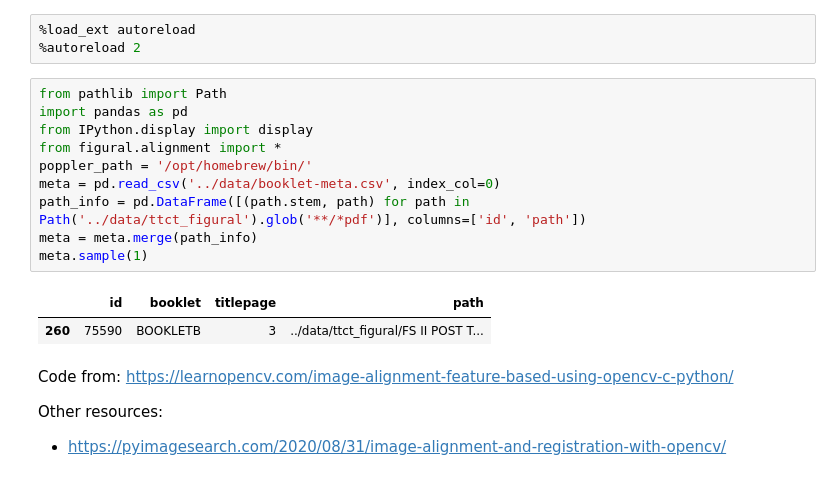
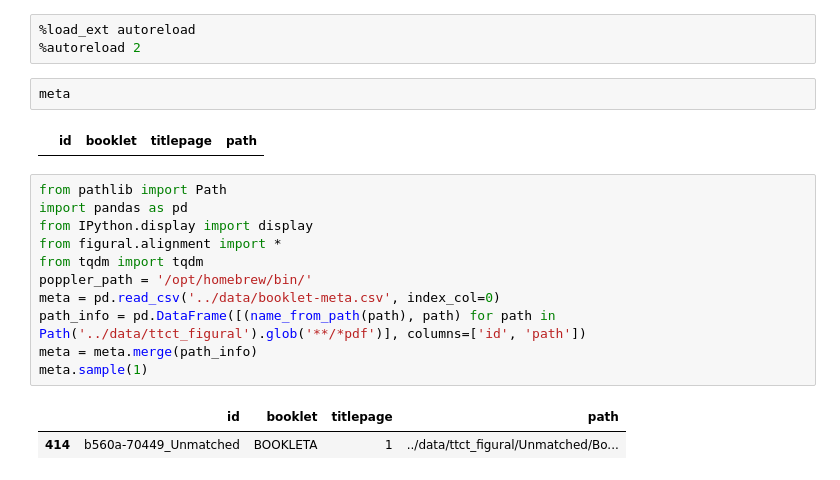
Before and after one commit to massivetexts/motes-figural, a Jupyter notebook: notebooks/alignment.ipynb, the cells around one changed output. Cells and saved outputs as stored; diff of their text form.

```diff
--- a/notebooks/alignment.ipynb
+++ b/notebooks/alignment.ipynb
@@ -5,21 +5,21 @@ While MOTES Figural will likely not include a paper component, for piloting with
 # %%
 %load_ext autoreload
 %autoreload 2
+# %%
+meta
+# %% [output]
+|  | id | booklet | titlepage | path |
 # %%
 from pathlib import Path
 import pandas as pd
 from IPython.display import display
 from figural.alignment import *
+from tqdm import tqdm
 poppler_path = '/opt/homebrew/bin/'
 meta = pd.read_csv('../data/booklet-meta.csv', index_col=0)
-path_info = pd.DataFrame([(path.stem, path) for path in Path('../data/ttct_figural').glob('**/*pdf')], columns=['id', 'path'])
+path_info = pd.DataFrame([(name_from_path(path), path) for path in Path('../data/ttct_figural').glob('**/*pdf')], columns=['id', 'path'])
 meta = meta.merge(path_info)
 meta.sample(1)
 # %% [output]
 |  | id | booklet | titlepage | path |
-| 260 | 75590 | BOOKLETB | 3 | ../data/ttct_figural/FS II POST T... |
+| 414 | b560a-70449_Unmatched | BOOKLETA | 1 | ../data/ttct_figural/Unmatched/Bo... |
-# %% [markdown]
-Code from: https://learnopencv.com/image-alignment-feature-based-using-opencv-c-python/
-
-Other resources:
-- https://pyimagesearch.com/2020/08/31/image-alignment-and-registration-with-opencv/
```
Also changed, not shown: parts of 25 cells of this notebook, 3 other files.
